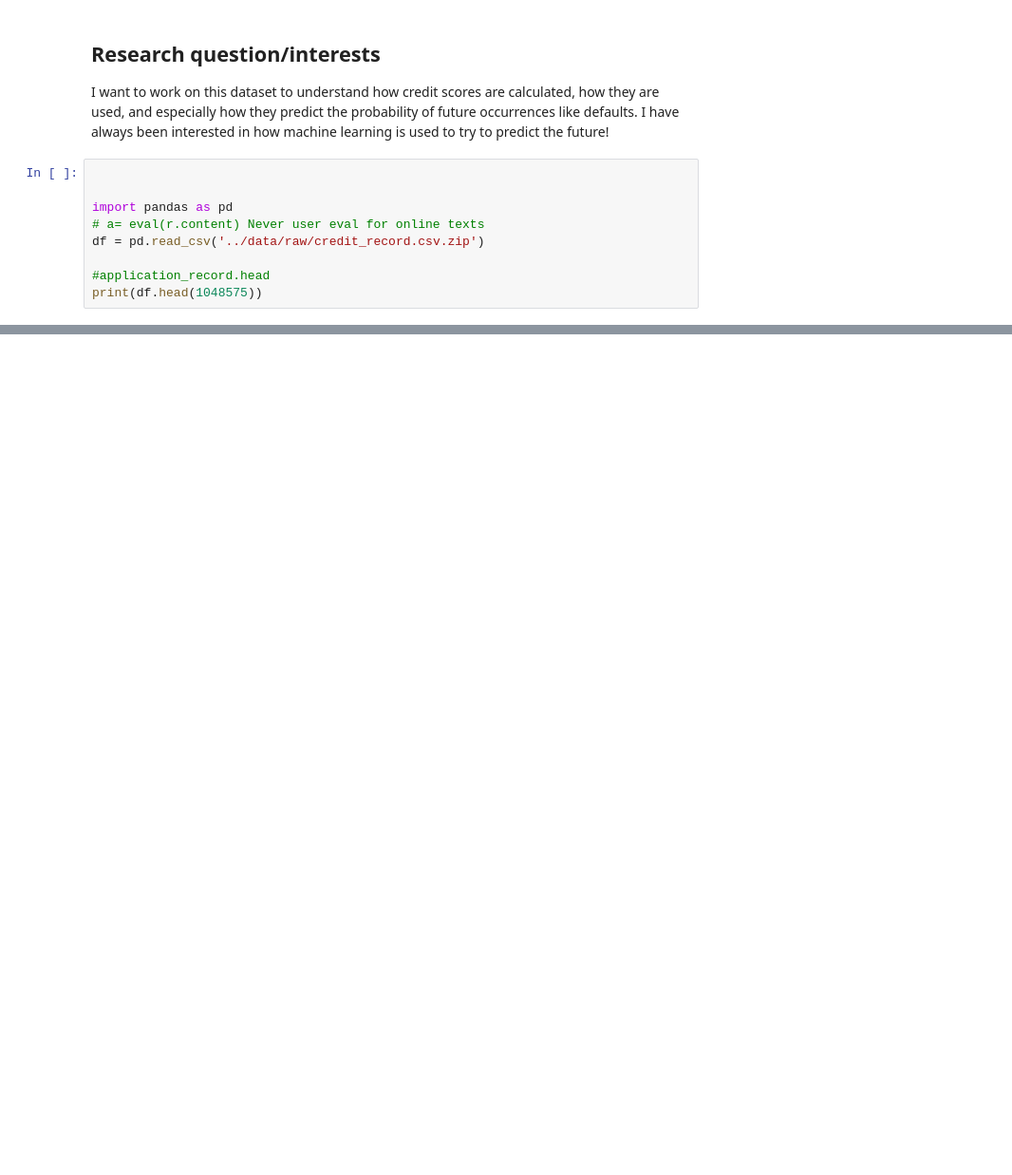
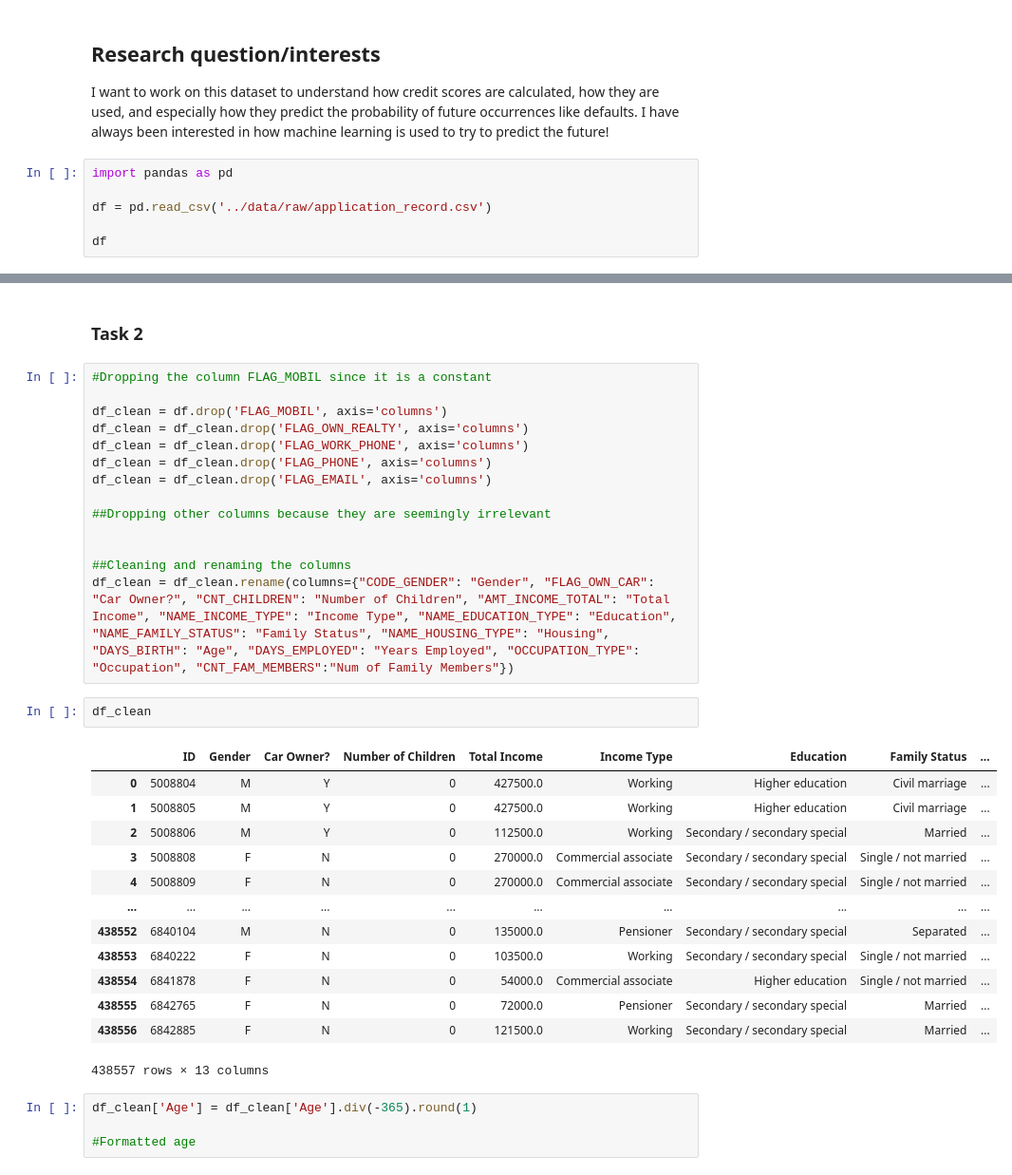
Before and after one commit to alexisd1212/DATA301Project, a Jupyter notebook: notebooks/analysis2.ipynb, the cells around one changed output, grey strips where cells are left out. Shown: that part at 95% size. Saved outputs shown, nothing was run; the diff lists cells and outputs as text; blank space fills up the shorter version.

```diff
--- a/notebooks/analysis2.ipynb
+++ b/notebooks/analysis2.ipynb
@@ -5,12 +7,9 @@
 
 I want to work on this dataset to understand how credit scores are calculated, how they are used, and especially how they predict the probability of future occurrences like defaults. I have always been interested in how machine learning is used to try to predict the future!
 # %%
+import pandas as pd
 
+df = pd.read_csv('../data/raw/application_record.csv')
 
-import pandas as pd
-# a= eval(r.content) Never user eval for online texts
-df = pd.read_csv('../data/raw/credit_record.csv.zip')
-
-#application_record.head
-print(df.head(1048575))
+df
 # %% [output]
@@ -30,0 +165,36 @@ print(df.head(1048575))
+# %% [markdown]
+### Task 2
+# %%
+#Dropping the column FLAG_MOBIL since it is a constant
+
+df_clean = df.drop('FLAG_MOBIL', axis='columns')
+df_clean = df_clean.drop('FLAG_OWN_REALTY', axis='columns')
+df_clean = df_clean.drop('FLAG_WORK_PHONE', axis='columns')
+df_clean = df_clean.drop('FLAG_PHONE', axis='columns')
+df_clean = df_clean.drop('FLAG_EMAIL', axis='columns')
+
+##Dropping other columns because they are seemingly irrelevant
+
+
+##Cleaning and renaming the columns
+df_clean = df_clean.rename(columns={"CODE_GENDER": "Gender", "FLAG_OWN_CAR": "Car Owner?", "CNT_CHILDREN": "Number of Children", "AMT_INCOME_TOTAL": "Total Income", "NAME_INCOME_TYPE": "Income Type", "NAME_EDUCATION_TYPE": "Education", "NAME_FAMILY_STATUS": "Family Status", "NAME_HOUSING_TYPE": "Housing", "DAYS_BIRTH": "Age", "DAYS_EMPLOYED": "Years Employed", "OCCUPATION_TYPE": "Occupation", "CNT_FAM_MEMBERS":"Num of Family Members"})
+# %%
+df_clean
+# %% [output]
+|  | ID | Gender | Car Owner? | Number of Children | Total Income | Income Type | Education | Family Status | ... |
+| 0 | 5008804 | M | Y | 0 | 427500.0 | Working | Higher education | Civil marriage | ... |
+| 1 | 5008805 | M | Y | 0 | 427500.0 | Working | Higher education | Civil marriage | ... |
+| 2 | 5008806 | M | Y | 0 | 112500.0 | Working | Secondary / secondary special | Married | ... |
+| 3 | 5008808 | F | N | 0 | 270000.0 | Commercial associate | Secondary / secondary special | Single / not married | ... |
+| 4 | 5008809 | F | N | 0 | 270000.0 | Commercial associate | Secondary / secondary special | Single / not married | ... |
+| ... | ... | ... | ... | ... | ... | ... | ... | ... | ... |
+| 438552 | 6840104 | M | N | 0 | 135000.0 | Pensioner | Secondary / secondary special | Separated | ... |
+| 438553 | 6840222 | F | N | 0 | 103500.0 | Working | Secondary / secondary special | Single / not married | ... |
+| 438554 | 6841878 | F | N | 0 | 54000.0 | Commercial associate | Higher education | Single / not married | ... |
+| 438555 | 6842765 | F | N | 0 | 72000.0 | Pensioner | Secondary / secondary special | Married | ... |
+| 438556 | 6842885 | F | N | 0 | 121500.0 | Working | Secondary / secondary special | Married | ... |
+438557 rows × 13 columns
+# %%
+df_clean['Age'] = df_clean['Age'].div(-365).round(1)
+
+#Formatted age
```
Also changed, not shown: parts of 30 cells of this notebook, 1 other file.
